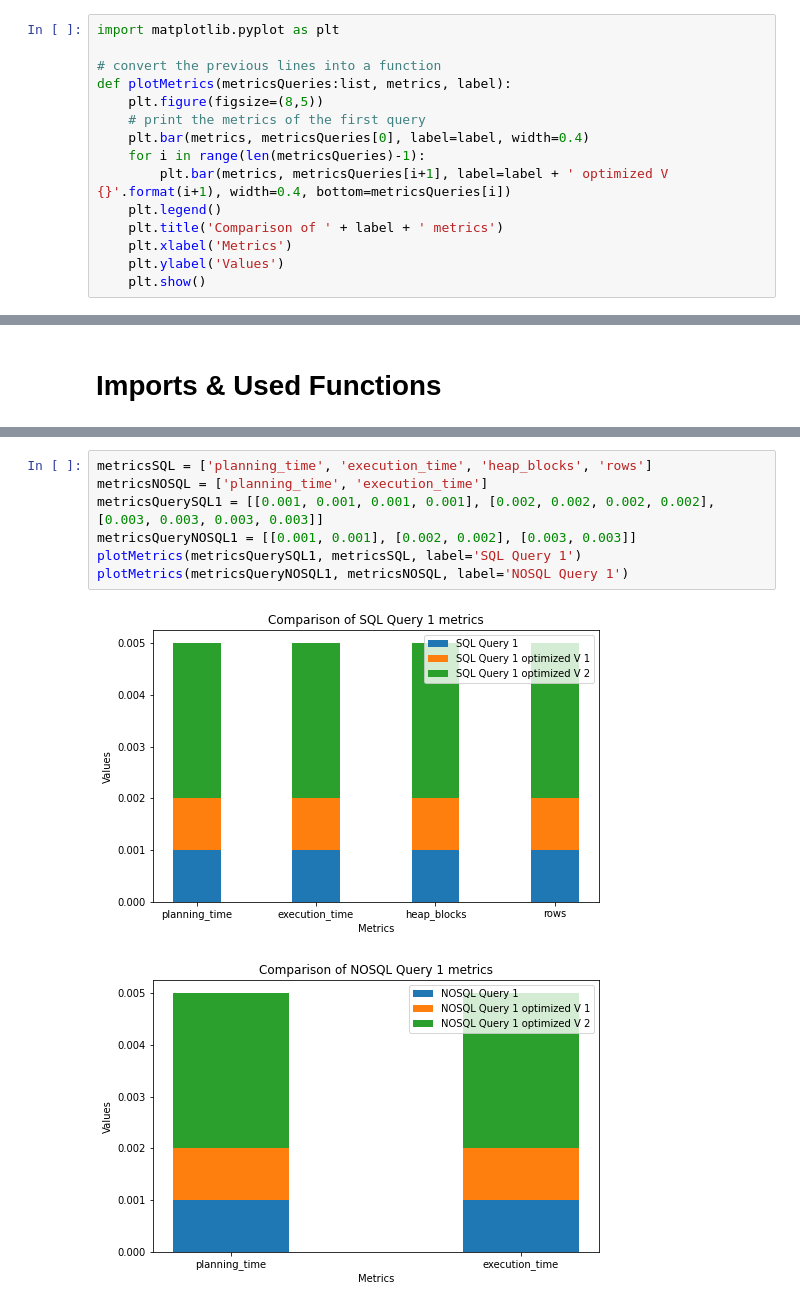
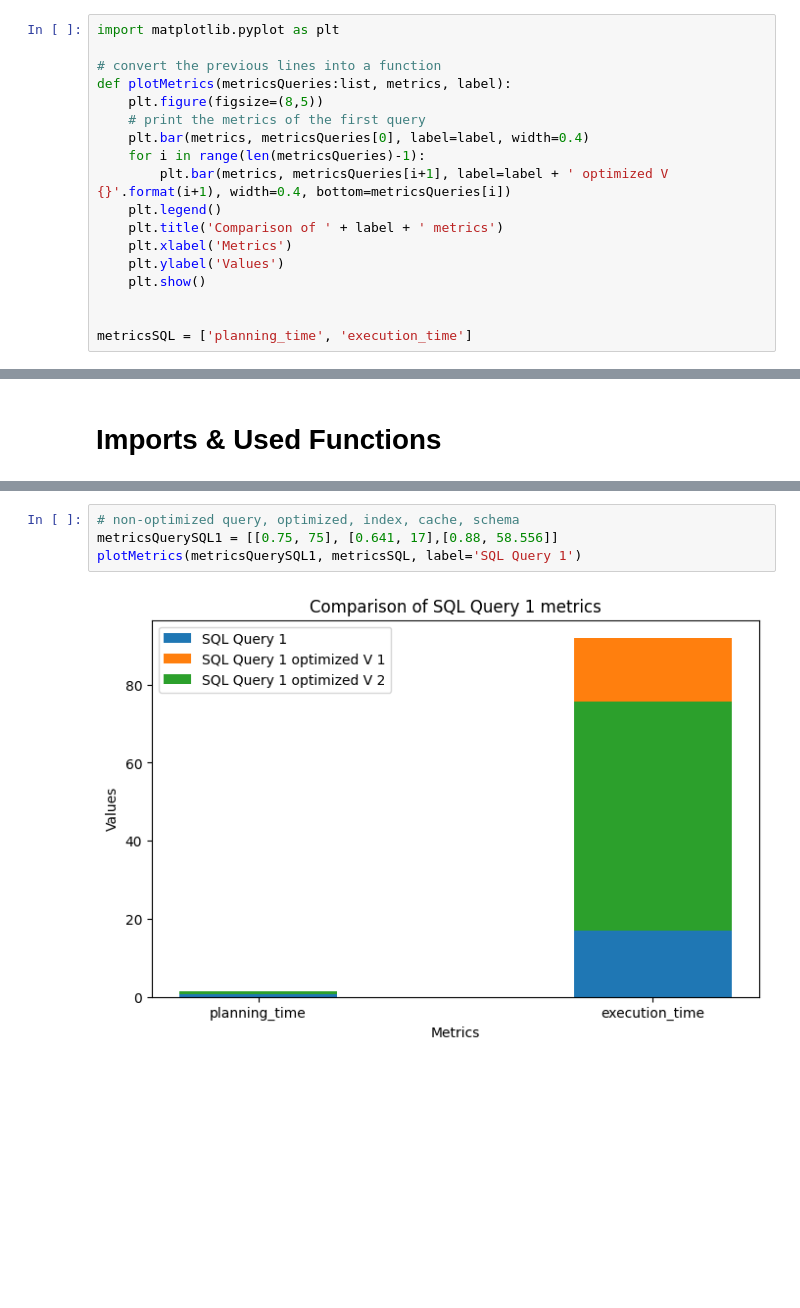
Before and after one commit to Mostafa-wael/Database-Tuning, a Jupyter notebook: results/results.ipynb, the cells around one changed output, grey strips where cells are left out. Cells and saved outputs as stored; diff of their text form; blank space fills up the shorter version.

```diff
--- a/results/results.ipynb
+++ b/results/results.ipynb
@@ -13,3 +13,6 @@ def plotMetrics(metricsQueries:list, metrics, label):
     plt.xlabel('Metrics')
     plt.ylabel('Values')
     plt.show()
+
+
+metricsSQL = ['planning_time', 'execution_time']
@@ -20,10 +38,6 @@ def plotMetrics(metricsQueries:list, metrics, label):
-# %%
-metricsSQL = ['planning_time', 'execution_time', 'heap_blocks', 'rows']
-metricsNOSQL = ['planning_time', 'execution_time']
-metricsQuerySQL1 = [[0.001, 0.001, 0.001, 0.001], [0.002, 0.002, 0.002, 0.002], [0.003, 0.003, 0.003, 0.003]]
-metricsQueryNOSQL1 = [[0.001, 0.001], [0.002, 0.002], [0.003, 0.003]]
-plotMetrics(metricsQuerySQL1, metricsSQL, label='SQL Query 1')
-plotMetrics(metricsQueryNOSQL1, metricsNOSQL, label='NOSQL Query 1')
-# %% [output]
-[figure, removed]
-[figure, removed]
+# %%
+# non-optimized query, optimized, index, cache, schema
+metricsQuerySQL1 = [[0.75, 75], [0.641, 17],[0.88, 58.556]]
+plotMetrics(metricsQuerySQL1, metricsSQL, label='SQL Query 1')
+# %% [output]
+[figure, added]
```
Also changed, not shown: parts of 3 cells of this notebook, 9 other files.
